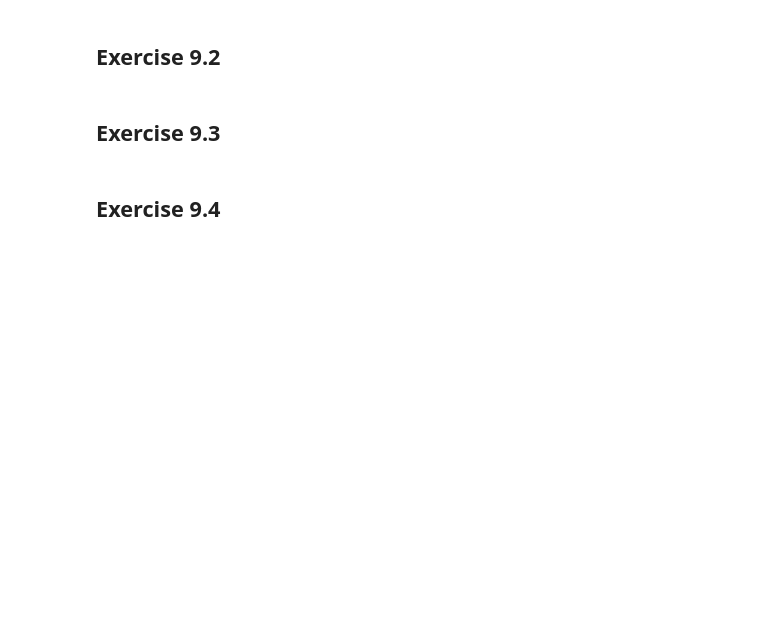
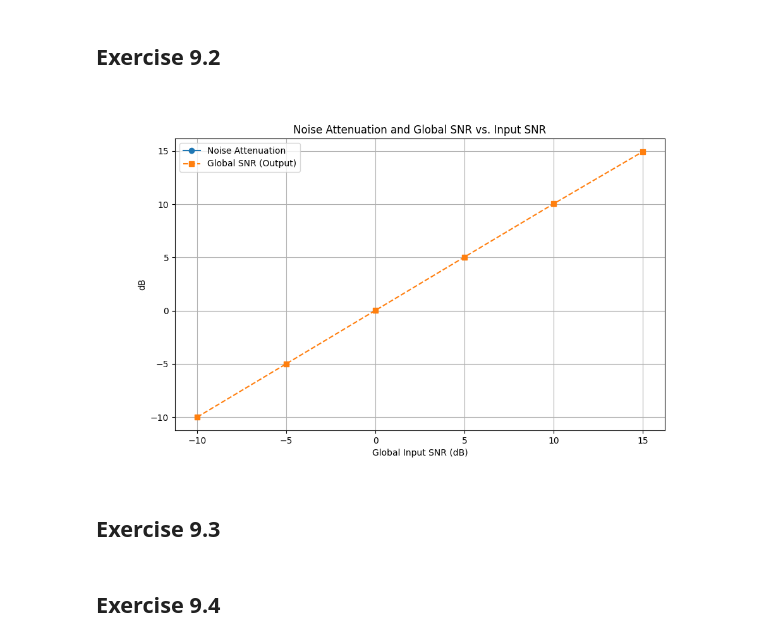
Before and after one commit to kasperikaivola/python-audio-processing, a Jupyter notebook: prerequisites/09_noisereduction/noisered_sim.ipynb, the cells around one changed output. Drawn from its saved outputs; the diff is of its cells as text; code cells hidden in the pictures; blank space fills up the shorter version.

```diff
--- a/prerequisites/09_noisereduction/noisered_sim.ipynb
+++ b/prerequisites/09_noisereduction/noisered_sim.ipynb
@@ -80,16 +205,47 @@ def scale4snr(sig, noise, snr_wanted):
-# %%
-def sweep_snr(sig, noise):
-    global m, n
-    na = []
-    snr_out = []
-    snr_in = []
-    for snr in range(-15, 15, 5):
-        # todo: mix signals and apply DS BF
-        pass
-
-    # todo: plot results
-
-sweep_snr(S, Noise)
+# %%
+def sweep_snr(sig, noise):
+    global m, n
+    na = []
+    snr_out = []
+    snr_in = []
+    snr_levels = [-10, -5, 0, 5, 10, 15]
+
+    for snr in snr_levels:
+        # Scale noise signal to achieve desired SNR
+        scaling_factor = scale4snr(sig[0], noise[0], snr)
+        scaled_noise = scaling_factor * noise[0]
+
+        # Mix signals: speech + scaled noise
+        mixed_signal = sig + scaled_noise
+
+        # Apply Delay-and-Sum Beamforming
+        output_signal = np.mean(mixed_signal, axis=0)  # Basic average beamforming
+
+        # Compute Noise Attenuation
+        noise_att = noise_attenuation(scaled_noise, output_signal, blocklength=n)
+
+        # Compute global SNR at the output
+        snr_out_glob = glob_snr(sig[0], output_signal)
+
+        na.append(noise_att)
+        snr_out.append(snr_out_glob)
+        snr_in.append(snr)
+
+    # todo: plot results
+    # Plot results
+    plt.figure(figsize=(10, 6))
+    plt.plot(snr_in, na, marker='o', linestyle='-', label='Noise Attenuation')
+    plt.plot(snr_in, snr_out, marker='s', linestyle='--', label='Global SNR (Output)')
+    plt.xlabel('Global Input SNR (dB)')
+    plt.ylabel('dB')
+    plt.title('Noise Attenuation and Global SNR vs. Input SNR')
+    plt.legend()
+    plt.grid(True)
+    plt.show()
+
+sweep_snr(S, Noise)
+# %% [output]
+[figure, added]
 # %% [markdown]
 ## Exercise 9.3
 # %%
```
Also changed, not shown: parts of 13 cells of this notebook.
